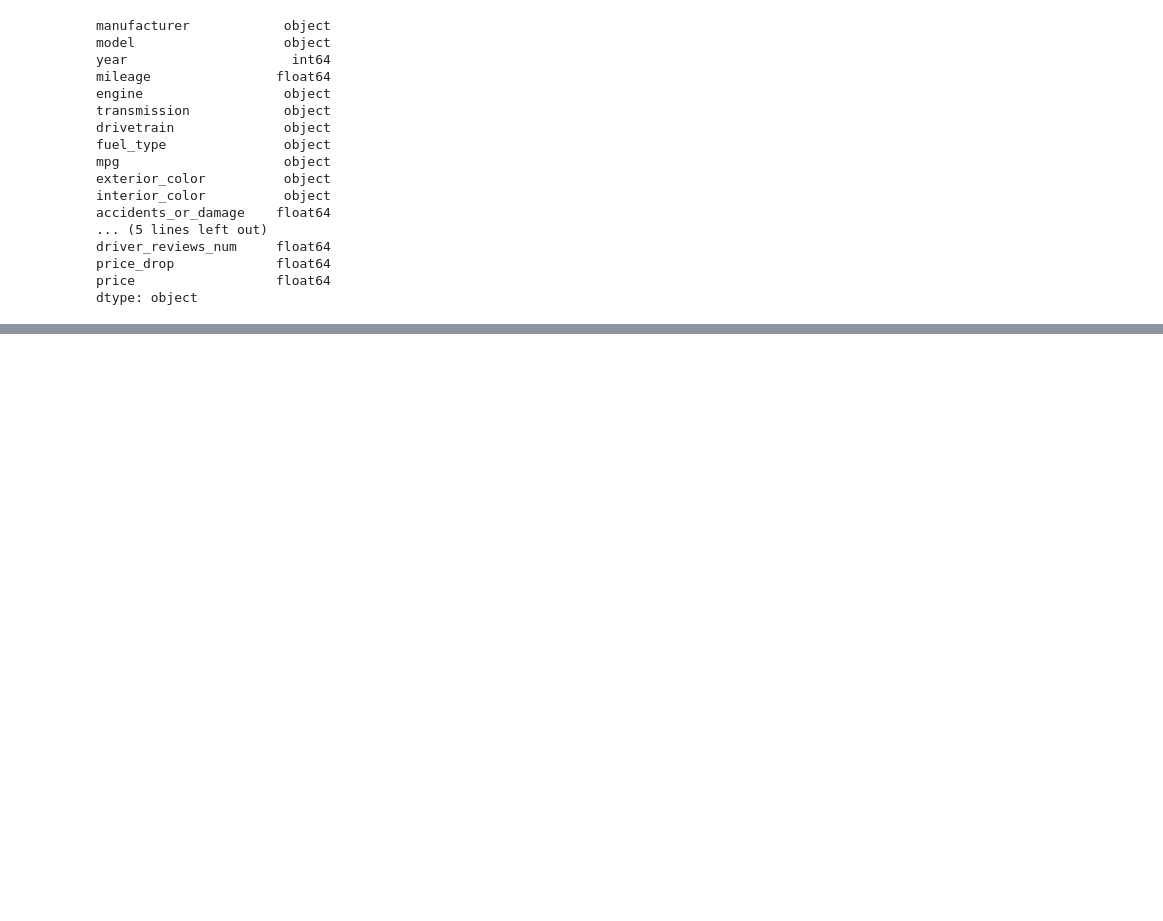
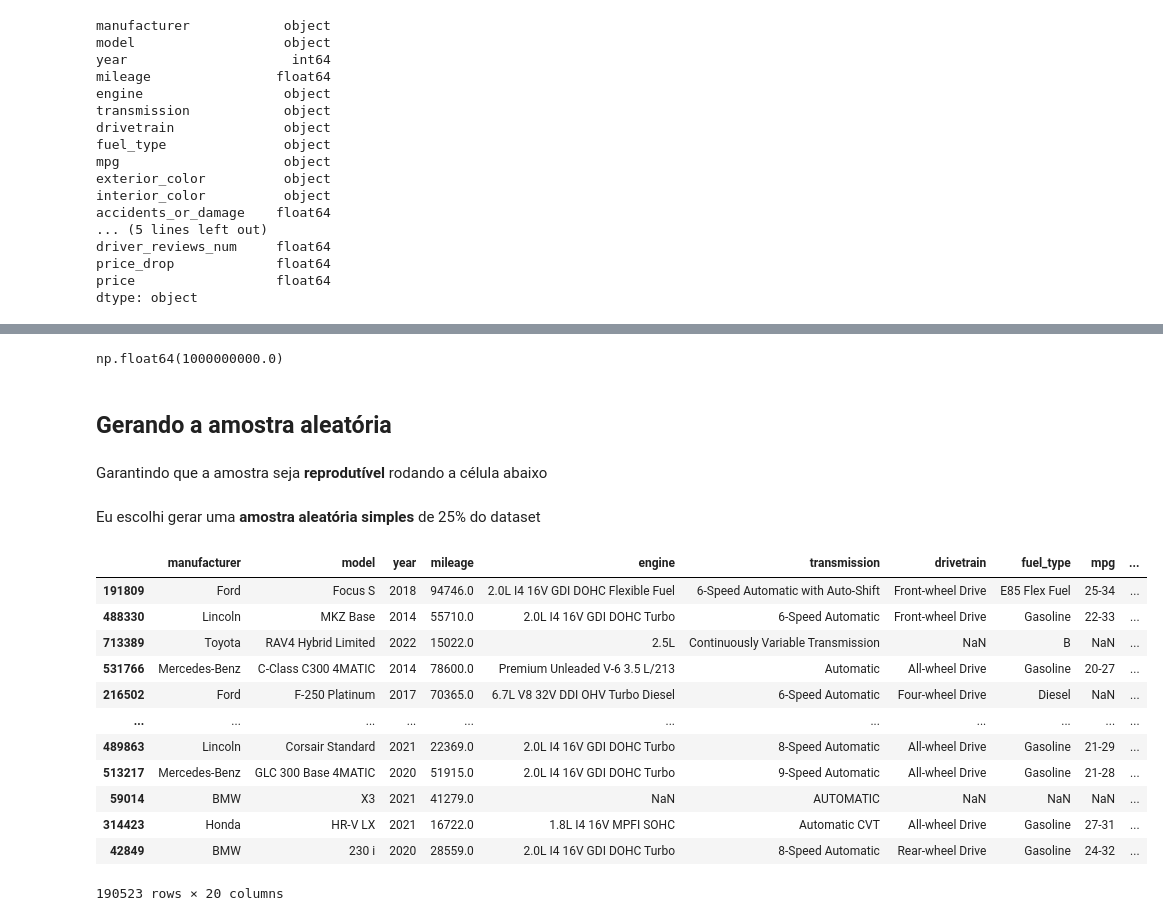
Before and after one commit to matsa0/project2-sprint5-data-science, a Jupyter notebook: project2.ipynb, the cells around one changed output, grey strips where cells are left out. Saved outputs shown, nothing was run; the diff lists cells and outputs as text; code cells hidden in the pictures; blank space fills up the shorter version.

Commit message:
knowing dataset & dealing w/ null values

```diff
--- a/project2.ipynb
+++ b/project2.ipynb
@@ -45,0 +82,8 @@ dtype: object
+# %%
+df['price'].max()
+# %% [output]
+np.float64(1000000000.0)
+# %% [markdown]
+## Gerando a amostra aleatória
+# %% [markdown]
+Garantindo que a amostra seja **reprodutível** rodando a célula abaixo
@@ -45,0 +92,19 @@ dtype: object
+# %% [markdown]
+Eu escolhi gerar uma **amostra aleatória simples** de 25% do dataset
+# %%
+sample = df.sample(frac=0.25)
+sample
+# %% [output]
+|  | manufacturer | model | year | mileage | engine | transmission | drivetrain | fuel_type | mpg | ... |
+| 191809 | Ford | Focus S | 2018 | 94746.0 | 2.0L I4 16V GDI DOHC Flexible Fuel | 6-Speed Automatic with Auto-Shift | Front-wheel Drive | E85 Flex Fuel | 25-34 | ... |
+| 488330 | Lincoln | MKZ Base | 2014 | 55710.0 | 2.0L I4 16V GDI DOHC Turbo | 6-Speed Automatic | Front-wheel Drive | Gasoline | 22-33 | ... |
+| 713389 | Toyota | RAV4 Hybrid Limited | 2022 | 15022.0 | 2.5L | Continuously Variable Transmission | NaN | B | NaN | ... |
+| 531766 | Mercedes-Benz | C-Class C300 4MATIC | 2014 | 78600.0 | Premium Unleaded V-6 3.5 L/213 | Automatic | All-wheel Drive | Gasoline | 20-27 | ... |
+| 216502 | Ford | F-250 Platinum | 2017 | 70365.0 | 6.7L V8 32V DDI OHV Turbo Diesel | 6-Speed Automatic | Four-wheel Drive | Diesel | NaN | ... |
+| ... | ... | ... | ... | ... | ... | ... | ... | ... | ... | ... |
+| 489863 | Lincoln | Corsair Standard | 2021 | 22369.0 | 2.0L I4 16V GDI DOHC Turbo | 8-Speed Automatic | All-wheel Drive | Gasoline | 21-29 | ... |
+| 513217 | Mercedes-Benz | GLC 300 Base 4MATIC | 2020 | 51915.0 | 2.0L I4 16V GDI DOHC Turbo | 9-Speed Automatic | All-wheel Drive | Gasoline | 21-28 | ... |
+| 59014 | BMW | X3 | 2021 | 41279.0 | NaN | AUTOMATIC | NaN | NaN | NaN | ... |
+| 314423 | Honda | HR-V LX | 2021 | 16722.0 | 1.8L I4 16V MPFI SOHC | Automatic CVT | All-wheel Drive | Gasoline | 27-31 | ... |
+| 42849 | BMW | 230 i | 2020 | 28559.0 | 2.0L I4 16V GDI DOHC Turbo | 8-Speed Automatic | Rear-wheel Drive | Gasoline | 24-32 | ... |
+190523 rows × 20 columns
```
Also changed, not shown: parts of 28 cells of this notebook, 1 other file.
